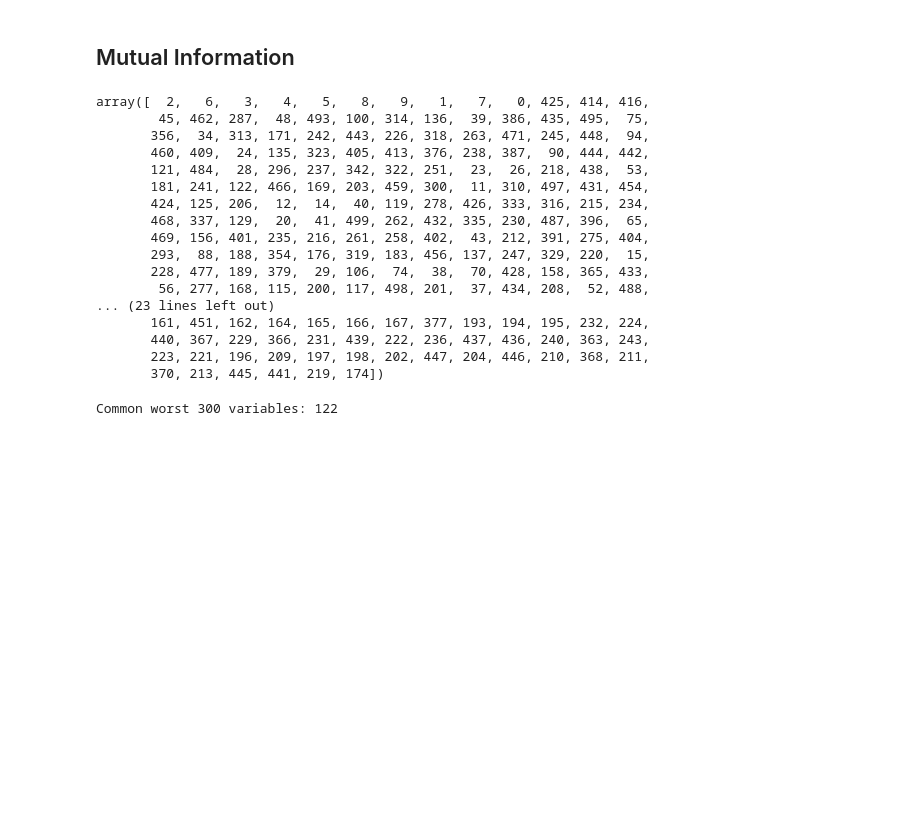
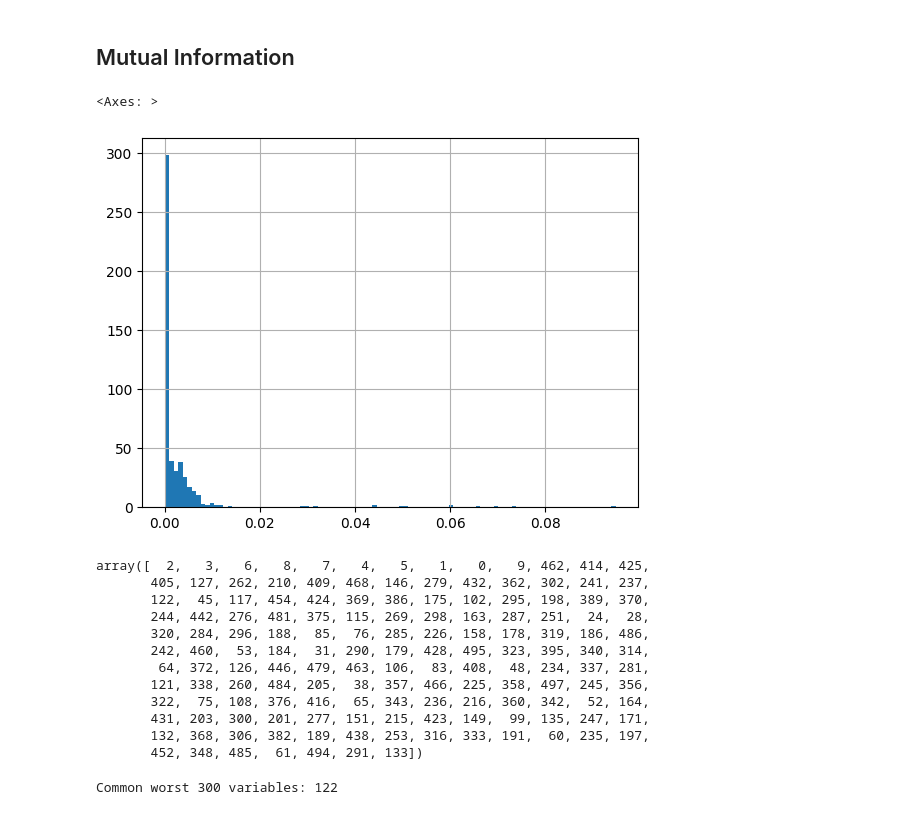
Before and after one commit to ssafiejko/aml_project_2, a Jupyter notebook: feature_selection.ipynb, the cells around one changed output. Drawn from its saved outputs; the diff is of its cells as text; code cells hidden in the pictures; blank space fills up the shorter version.

```diff
--- a/feature_selection.ipynb
+++ b/feature_selection.ipynb
@@ -161,29 +158,29 @@ array([  2,   3,   6,   7,   4,   8,   5,   0,   1, 414,   9, 462, 425,
 # %%
 from sklearn.feature_selection import mutual_info_classif
 # %%
-mi = mutual_info_classif(X,y)
+mi = mutual_info_classif(X,y, n_neighbors=10)
 top_mi_features = np.argsort(mi)[::-1]
 bottom_mi_features = top_mi_features[::-1]
+# %%
+pd.Series(mi).hist(bins=100)
+# %% [output]
+<Axes: >
+[figure, added]
 # %%
-top_mi_features
+top_mi_features[:150]
 # %% [output]
-array([  2,   6,   3,   4,   5,   8,   9,   1,   7,   0, 425, 414, 416,
-        45, 462, 287,  48, 493, 100, 314, 136,  39, 386, 435, 495,  75,
-       356,  34, 313, 171, 242, 443, 226, 318, 263, 471, 245, 448,  94,
-       460, 409,  24, 135, 323, 405, 413, 376, 238, 387,  90, 444, 442,
-       121, 484,  28, 296, 237, 342, 322, 251,  23,  26, 218, 438,  53,
-       181, 241, 122, 466, 169, 203, 459, 300,  11, 310, 497, 431, 454,
-       424, 125, 206,  12,  14,  40, 119, 278, 426, 333, 316, 215, 234,
-       468, 337, 129,  20,  41, 499, 262, 432, 335, 230, 487, 396,  65,
-       469, 156, 401, 235, 216, 261, 258, 402,  43, 212, 391, 275, 404,
-       293,  88, 188, 354, 176, 319, 183, 456, 137, 247, 329, 220,  15,
-       228, 477, 189, 379,  29, 106,  74,  38,  70, 428, 158, 365, 433,
-        56, 277, 168, 115, 200, 117, 498, 201,  37, 434, 208,  52, 488,
-... (23 lines left out)
-       161, 451, 162, 164, 165, 166, 167, 377, 193, 194, 195, 232, 224,
-       440, 367, 229, 366, 231, 439, 222, 236, 437, 436, 240, 363, 243,
-       223, 221, 196, 209, 197, 198, 202, 447, 204, 446, 210, 368, 211,
-       370, 213, 445, 441, 219, 174])
+array([  2,   3,   6,   8,   7,   4,   5,   1,   0,   9, 462, 414, 425,
+       405, 127, 262, 210, 409, 468, 146, 279, 432, 362, 302, 241, 237,
+       122,  45, 117, 454, 424, 369, 386, 175, 102, 295, 198, 389, 370,
+       244, 442, 276, 481, 375, 115, 269, 298, 163, 287, 251,  24,  28,
+       320, 284, 296, 188,  85,  76, 285, 226, 158, 178, 319, 186, 486,
+       242, 460,  53, 184,  31, 290, 179, 428, 495, 323, 395, 340, 314,
+        64, 372, 126, 446, 479, 463, 106,  83, 408,  48, 234, 337, 281,
+       121, 338, 260, 484, 205,  38, 357, 466, 225, 358, 497, 245, 356,
+       322,  75, 108, 376, 416,  65, 343, 236, 216, 360, 342,  52, 164,
+       431, 203, 300, 201, 277, 151, 215, 423, 149,  99, 135, 247, 171,
+       132, 368, 306, 382, 189, 438, 253, 316, 333, 191,  60, 235, 197,
+       452, 348, 485,  61, 494, 291, 133])
 # %%
 common_bottom_n = 300
 
```
Also changed, not shown: parts of 3 cells of this notebook.
